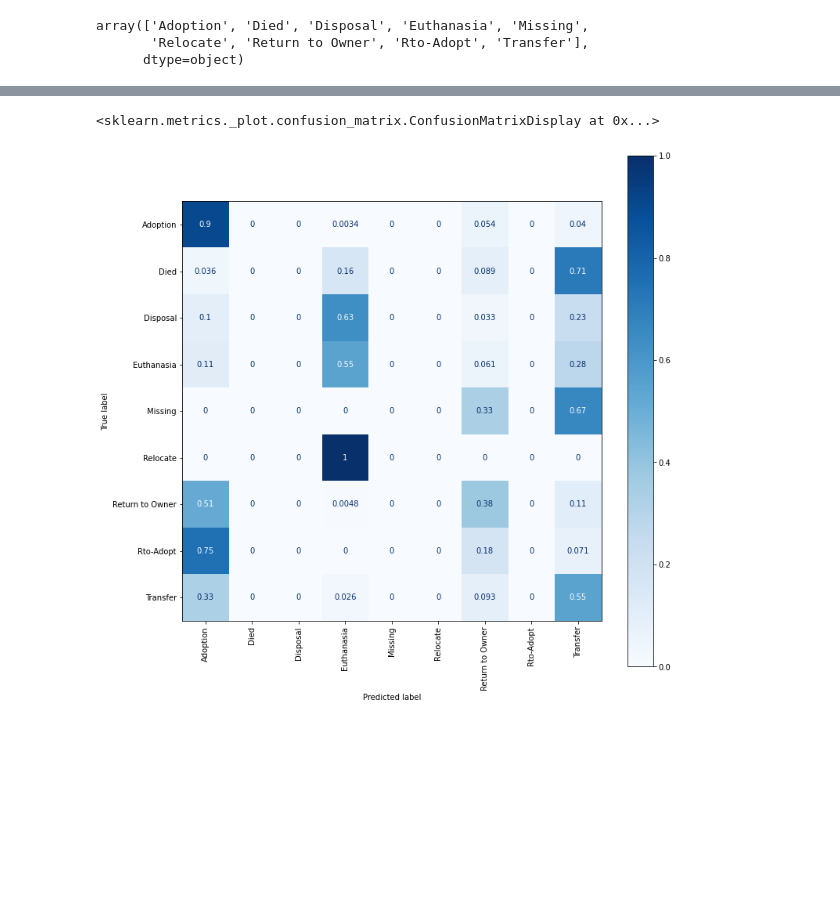
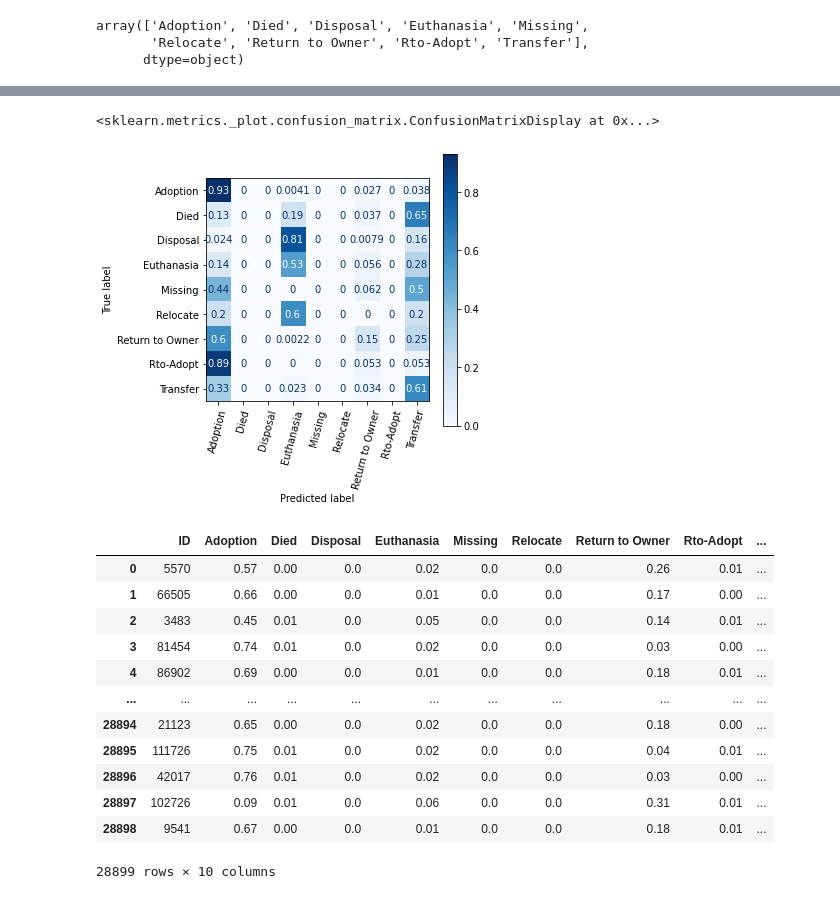
Before and after one commit to bmalecki/animal-shelter-kaggle, a Jupyter notebook: animal_shelter.ipynb, the cells around one changed output, grey strips where cells are left out. Drawn from its saved outputs; the diff is of its cells as text; code cells hidden in the pictures; blank space fills up the shorter version.

```diff
--- a/animal_shelter.ipynb
+++ b/animal_shelter.ipynb
@@ -70,22 +70,10 @@ def prepare_data(df):
   df['Neutered'] = df.apply(lambda row : int('Neutered' in str(row['Sex upon Outcome'])), axis = 1)
   df['Intact'] = df.apply(lambda row : int('Intact' in str(row['Sex upon Outcome'])), axis = 1)
 
+
   df['Tricolor'] = df.apply(lambda row : int('Tricolor' in str(row['Color'])), axis = 1)
-  df['White'] = df.apply(lambda row : int('White' in str(row['Color'])), axis = 1)
-  df['Gray'] = df.apply(lambda row : int('Gray' in str(row['Color'])), axis = 1)
-  df['Brown'] = df.apply(lambda row : int('Brown' in str(row['Color'])), axis = 1)
-  df['Orange'] = df.apply(lambda row : int('Orange' in str(row['Color'])), axis = 1)
-  df['Black'] = df.apply(lambda row : int('Black' in str(row['Color'])), axis = 1)
-  df['Blue'] = df.apply(lambda row : int('Blue' in str(row['Color'])), axis = 1)
-  df['Red'] = df.apply(lambda row : int('Red' in str(row['Color'])), axis = 1)
-  df['Tan'] = df.apply(lambda row : int('Tan' in str(row['Color'])), axis = 1)
-  df['Pink'] = df.apply(lambda row : int('Pink' in str(row['Color'])), axis = 1)
-  df['Chocolate'] = df.apply(lambda row : int('Chocolate' in str(row['Color'])), axis = 1)
-  df['Green'] = df.apply(lambda row : int('Green' in str(row['Color'])), axis = 1)
-  df['Yellow'] = df.apply(lambda row : int('Gold' in str(row['Color']) or 'Yellow' in str(row['Color'])), axis = 1)
-
-  df['Mix'] = df.apply(lambda row : int('Mix' in str(row['Breed']) or '/' in str(row['Breed'])), axis = 1)
-  df['Thoroughbred'] = df.apply(lambda row : int(not ('Mix' in str(row['Breed']) or '/' in str(row['Breed']))), axis = 1)
+  df['DarkFur'] = df.apply(lambda row : int(('Gray' or 'Black' or 'Brown' or 'Blue') in str(row['Color'])), axis = 1)
+  df['MixBreed'] = df.apply(lambda row : int('Mix' in str(row['Breed']) or '/' in str(row['Breed'])), axis = 1)
 
   df = pd.get_dummies(df, prefix='', prefix_sep='_', columns=['Animal Type'])
   df = pd.get_dummies(df, prefix='month', columns=['outcomeMonth'])
@@ -97,7 +85,7 @@ def prepare_data(df):
   return df
 
 # df = prepare_data(data_df.sample(n=1000))
-df = prepare_data(data_df.copy(deep=True).head(20000))
-# df = prepare_data(data_df)
+# df = prepare_data(data_df.copy(deep=True).head(20000))
+df = prepare_data(data_df)
 df
 # %% [output]
@@ -139,10 +127,8 @@ Training Set: 546000, Test Set: 234000
 # %%
 from sklearn.linear_model import LogisticRegression
 
-# Set regularization rate
-reg = 0.1
 
 # train a logistic regression model on the training set
-model = LogisticRegression(C=1/reg, solver='lbfgs', multi_class='multinomial', max_iter=100).fit(x_shelter_train, y_shelter_train)
+model = LogisticRegression(C=0.01, solver='saga', multi_class='auto', max_iter=1000).fit(x_shelter_train, y_shelter_train)
 print (model)
 # %% [output]
@@ -207,19 +166,19 @@ plt.show()
 # %%
 from sklearn.metrics import plot_confusion_matrix
 import matplotlib.pyplot as plt
 
-fig, ax = plt.subplots(figsize=(9, 9))
+fig, ax = plt.subplots(figsize=(5, 5))
 
 # normalize https://scikit-learn.org/stable/auto_examples/model_selection/plot_confusion_matrix.html
 plot_confusion_matrix(model, x_shelter_test, y_shelter_test,
                                  display_labels=out_columns,
                                  cmap=plt.cm.Blues,
                                  normalize='true',
-                                 xticks_rotation='vertical',
+                                 xticks_rotation=75,
                                  ax=ax)
 # %% [output]
 <sklearn.metrics._plot.confusion_matrix.ConfusionMatrixDisplay at 0x...>
-[figure, old version]
+[figure, new version]
 # %%
 shelter_prediction_proba = model.predict_proba(x_shelter_test)
 shelter_prediction_proba = shelter_prediction_proba.round(2)
@@ -228,3 +187,17 @@ out_df = pd.DataFrame(shelter_prediction_proba, columns=out_columns)
 out_df.insert(0, 'ID', test_ids)
 
 out_df
+# %% [output]
+|  | ID | Adoption | Died | Disposal | Euthanasia | Missing | Relocate | Return to Owner | Rto-Adopt | ... |
+| 0 | 5570 | 0.57 | 0.00 | 0.0 | 0.02 | 0.0 | 0.0 | 0.26 | 0.01 | ... |
+| 1 | 66505 | 0.66 | 0.00 | 0.0 | 0.01 | 0.0 | 0.0 | 0.17 | 0.00 | ... |
+| 2 | 3483 | 0.45 | 0.01 | 0.0 | 0.05 | 0.0 | 0.0 | 0.14 | 0.01 | ... |
+| 3 | 81454 | 0.74 | 0.01 | 0.0 | 0.02 | 0.0 | 0.0 | 0.03 | 0.00 | ... |
+| 4 | 86902 | 0.69 | 0.00 | 0.0 | 0.01 | 0.0 | 0.0 | 0.18 | 0.01 | ... |
+| ... | ... | ... | ... | ... | ... | ... | ... | ... | ... | ... |
+| 28894 | 21123 | 0.65 | 0.00 | 0.0 | 0.02 | 0.0 | 0.0 | 0.18 | 0.00 | ... |
+| 28895 | 111726 | 0.75 | 0.01 | 0.0 | 0.02 | 0.0 | 0.0 | 0.04 | 0.01 | ... |
+| 28896 | 42017 | 0.76 | 0.01 | 0.0 | 0.02 | 0.0 | 0.0 | 0.03 | 0.00 | ... |
+| 28897 | 102726 | 0.09 | 0.01 | 0.0 | 0.06 | 0.0 | 0.0 | 0.31 | 0.01 | ... |
+| 28898 | 9541 | 0.67 | 0.00 | 0.0 | 0.01 | 0.0 | 0.0 | 0.18 | 0.01 | ... |
+28899 rows × 10 columns
```
Also changed, not shown: parts of 6 cells of this notebook.
